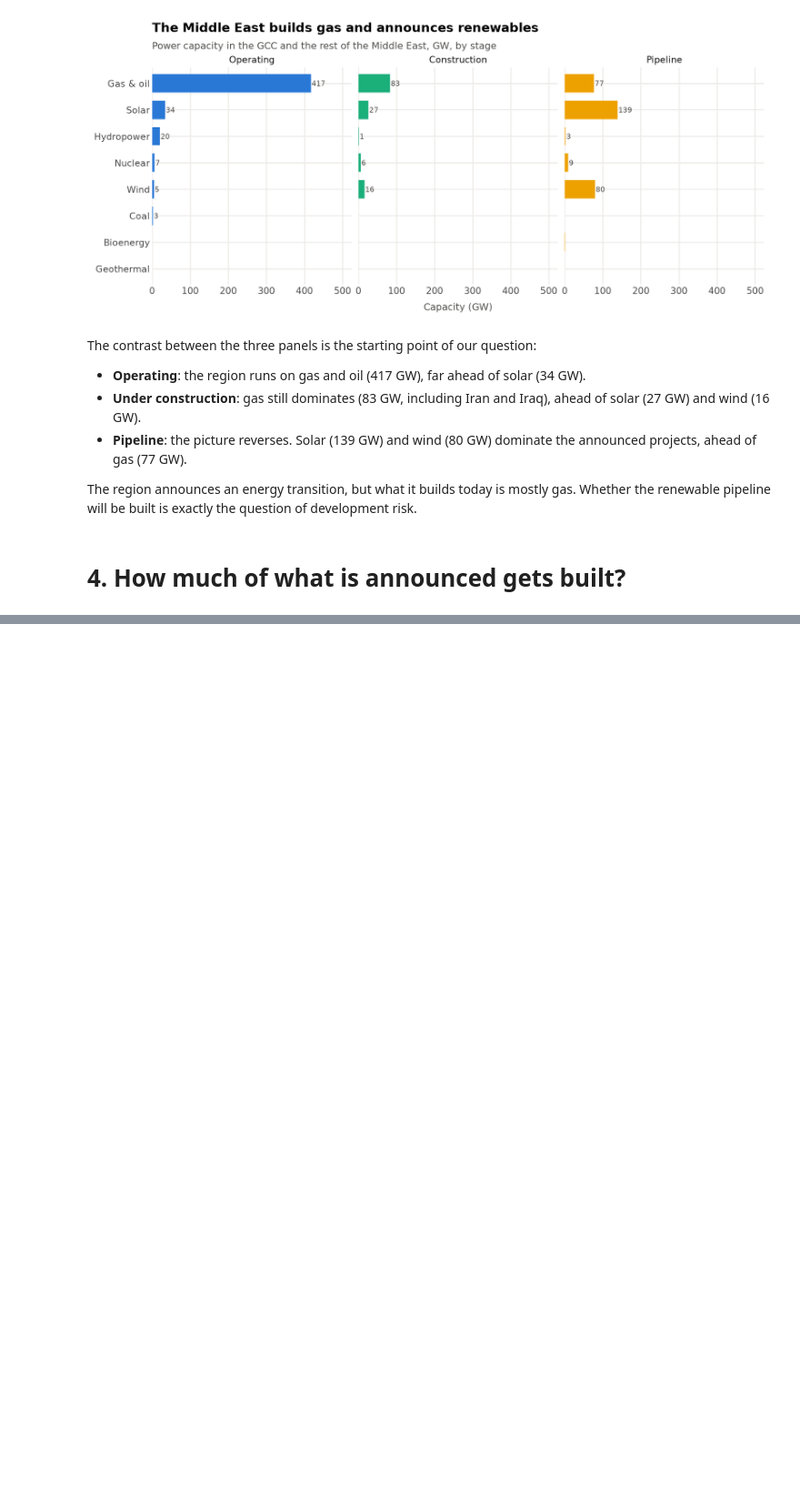
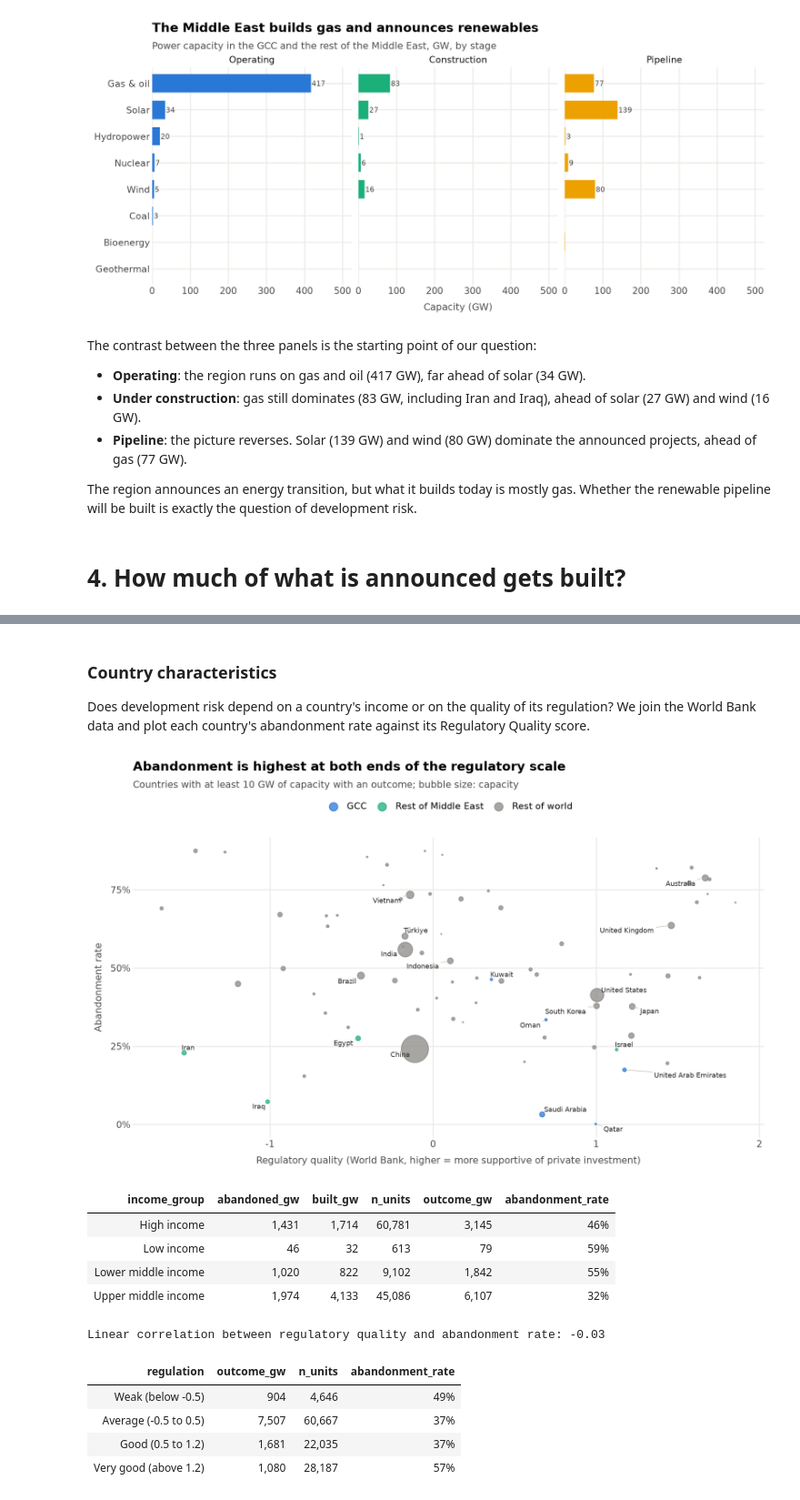
Before and after one commit to Sylvain-Topeza/power-infrastructure, a Jupyter notebook: main.ipynb, the cells around one changed output, grey strips where cells are left out. Shown at 91% size. Saved outputs shown, nothing was run; the diff lists cells and outputs as text; code cells hidden in the pictures; blank space fills up the shorter version.

```diff
--- a/main.ipynb
+++ b/main.ipynb
@@ -429,0 +599,50 @@ Whether the renewable pipeline will be built is exactly the question of developm
+# %% [markdown]
+### Country characteristics
+
+Does development risk depend on a country's income or on the quality of its regulation?
+We join the World Bank data and plot each country's abandonment rate against its
+Regulatory Quality score.
+# %%
+countries_wb = countries.merge(wb, on="iso3", how="left")
+
+plot = plots.plot_rate_vs_governance(
+    countries_wb.dropna(subset=["regulatory_quality"]),
+    title="Abandonment is highest at both ends of the regulatory scale",
+    subtitle="Countries with at least 10 GW of capacity with an outcome; bubble size: capacity",
+)
+plots.save(plot, "rates_vs_regulation", 9, 5.5)
+display(plot)
+
+by_income = (
+    units.loc[units["in_outcome_sample"]]
+    .merge(wb[["iso3", "income_group"]], on="iso3", how="left")
+    .pipe(indicators.abandonment_rate, "income_group")
+)
+display(by_income.style.format({"abandoned_gw": "{:,.0f}", "built_gw": "{:,.0f}",
+                                "outcome_gw": "{:,.0f}", "n_units": "{:,.0f}",
+                                "abandonment_rate": "{:.0%}"}).hide(axis="index"))
+print("Linear correlation between regulatory quality and abandonment rate: "
+      f"{countries_wb[['regulatory_quality', 'abandonment_rate']].corr().iloc[0, 1]:.2f}")
+
+by_regulation = (
+    units.merge(wb[["iso3", "regulatory_quality"]], on="iso3", how="left")
+    .assign(regulation=lambda df: pd.cut(
+        df["regulatory_quality"], indicators.REGULATION_BINS, labels=indicators.REGULATION_LABELS))
+    .pipe(indicators.abandonment_rate, "regulation")
+)
+display(by_regulation[["regulation", "outcome_gw", "n_units", "abandonment_rate"]]
+        .style.format({"outcome_gw": "{:,.0f}", "n_units": "{:,.0f}",
+                       "abandonment_rate": "{:.0%}"}).hide(axis="index"))
+# %% [output]
+[figure, added]
+| income_group | abandoned_gw | built_gw | n_units | outcome_gw | abandonment_rate |
+| High income | 1,431 | 1,714 | 60,781 | 3,145 | 46% |
+| Low income | 46 | 32 | 613 | 79 | 59% |
+| Lower middle income | 1,020 | 822 | 9,102 | 1,842 | 55% |
+| Upper middle income | 1,974 | 4,133 | 45,086 | 6,107 | 32% |
+Linear correlation between regulatory quality and abandonment rate: -0.03
+| regulation | outcome_gw | n_units | abandonment_rate |
+| Weak (below -0.5) | 904 | 4,646 | 49% |
+| Average (-0.5 to 0.5) | 7,507 | 60,667 | 37% |
+| Good (0.5 to 1.2) | 1,681 | 22,035 | 37% |
+| Very good (above 1.2) | 1,080 | 28,187 | 57% |
```
Also changed, not shown: parts of 14 cells of this notebook.
